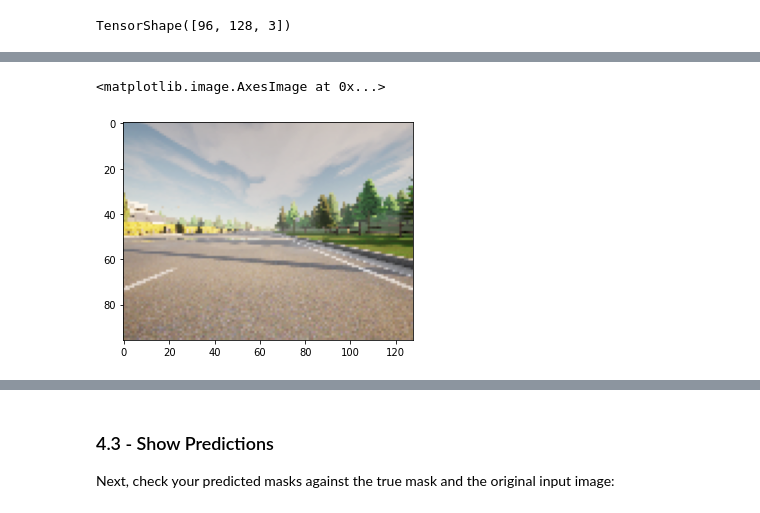
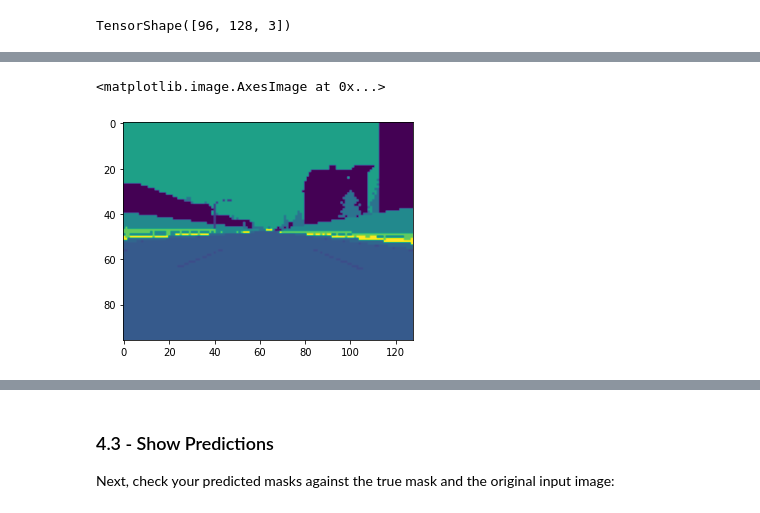
Before and after one commit to ruslanmv/Image-Segmentation-with-U-Net, a Jupyter notebook: Image_segmentation_Unet-mmo.ipynb, the cells around one changed output, grey strips where cells are left out. Cells and saved outputs as stored; diff of their text form; code cells hidden in the pictures.

```diff
--- a/Image_segmentation_Unet-mmo.ipynb
+++ b/Image_segmentation_Unet-mmo.ipynb
@@ -724,7 +847,5 @@ plt.imshow(tf.keras.preprocessing.image.array_to_img(images))
 # %%
-images=image[0]
-#images=img_mmo
-plt.imshow(tf.keras.preprocessing.image.array_to_img(images))
+plt.imshow(tf.keras.preprocessing.image.array_to_img(mask[0]))
 # %% [output]
 <matplotlib.image.AxesImage at 0x...>
-[figure, old version]
+[figure, new version]
```
Also changed, not shown: parts of 33 cells of this notebook, 2 other files.
